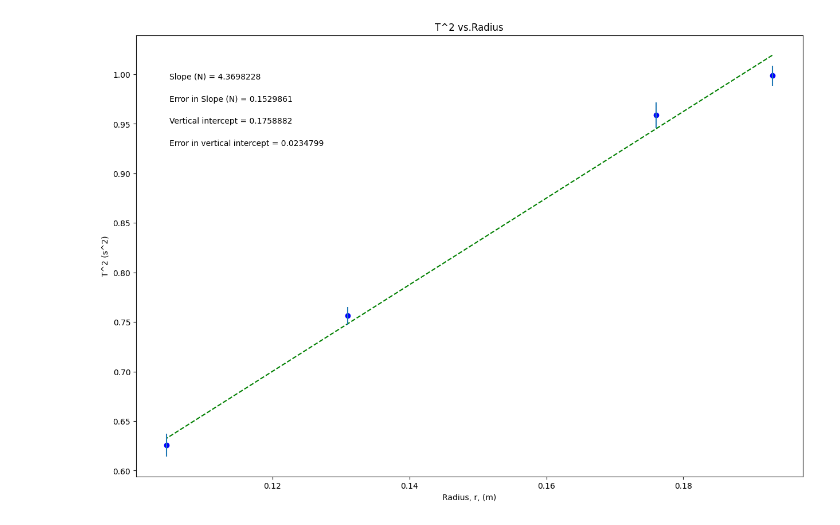
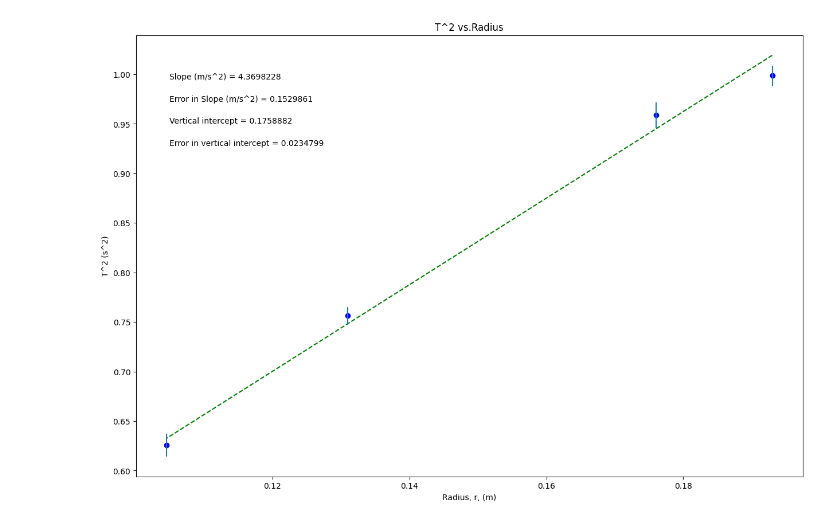
Before and after one commit to raiganfoster-lgtm/physics221, a Jupyter notebook: Circular_Motion.ipynb, the cells around one changed output. Cells and saved outputs as stored; diff of their text form; code cells hidden in the pictures.

```diff
--- a/Circular_Motion.ipynb
+++ b/Circular_Motion.ipynb
@@ -40,7 +40,7 @@ dy = err_period       #this should be your error in y array
 plot_title= 'T^2 vs.Radius'
 x_label= 'Radius, r, (m)'
 y_label= 'T^2 (s^2)'
-slope_units= 'N'
+slope_units= 'm/s^2'
 
 #UPDATE ANNOTATION PLACEMENT SO IT'S OUT OF WAY OF PLOTTED DATA AND BEST FIT LINE
 #integer from 1 to 4, top R corner is 1 (counter-clockwise from there)
@@ -92,31 +92,31 @@ elif annotation_placement==3 or annotation_placement==4:
 #Don't need to change anything in this section!
 
 #Plot data on graph. Plot error bars and place values for slope,
 #error in slope, and vertical intercept (plus error) on the plot using "annotate"
 
 plt.figure(figsize=(15,10))
 
 plt.plot(x, fit, color='green', linestyle='--')
 plt.scatter(x, y, color='blue', marker='o')
 
 plt.xlabel(x_label)
 plt.ylabel(y_label)
 plt.title(plot_title)
 
 plt.errorbar(x, y, yerr=dy, xerr=None, fmt="none") #don't need to plot x error bars
 
 plt.annotate('Slope ({}) = {value:.{digits}f}'.format(slope_units,value=m, digits=7),
              (xpos, ypos[0]), xycoords='axes fraction')
 
 plt.annotate('Error in Slope ({}) = {value:.{digits}f}'.format(slope_units,value=dm, digits=7),
              (xpos, ypos[1]), xycoords='axes fraction')
 
 plt.annotate('Vertical intercept = {value:.{digits}f}'.format(value=b, digits=7),
              (xpos, ypos[2]), xycoords='axes fraction')
 
 plt.annotate('Error in vertical intercept = {value:.{digits}f}'.format(value=db, digits=7),
              (xpos, ypos[3]), xycoords='axes fraction')
 
 plt.show()
 # %% [output]
-[figure, old version]
+[figure, new version]
```
